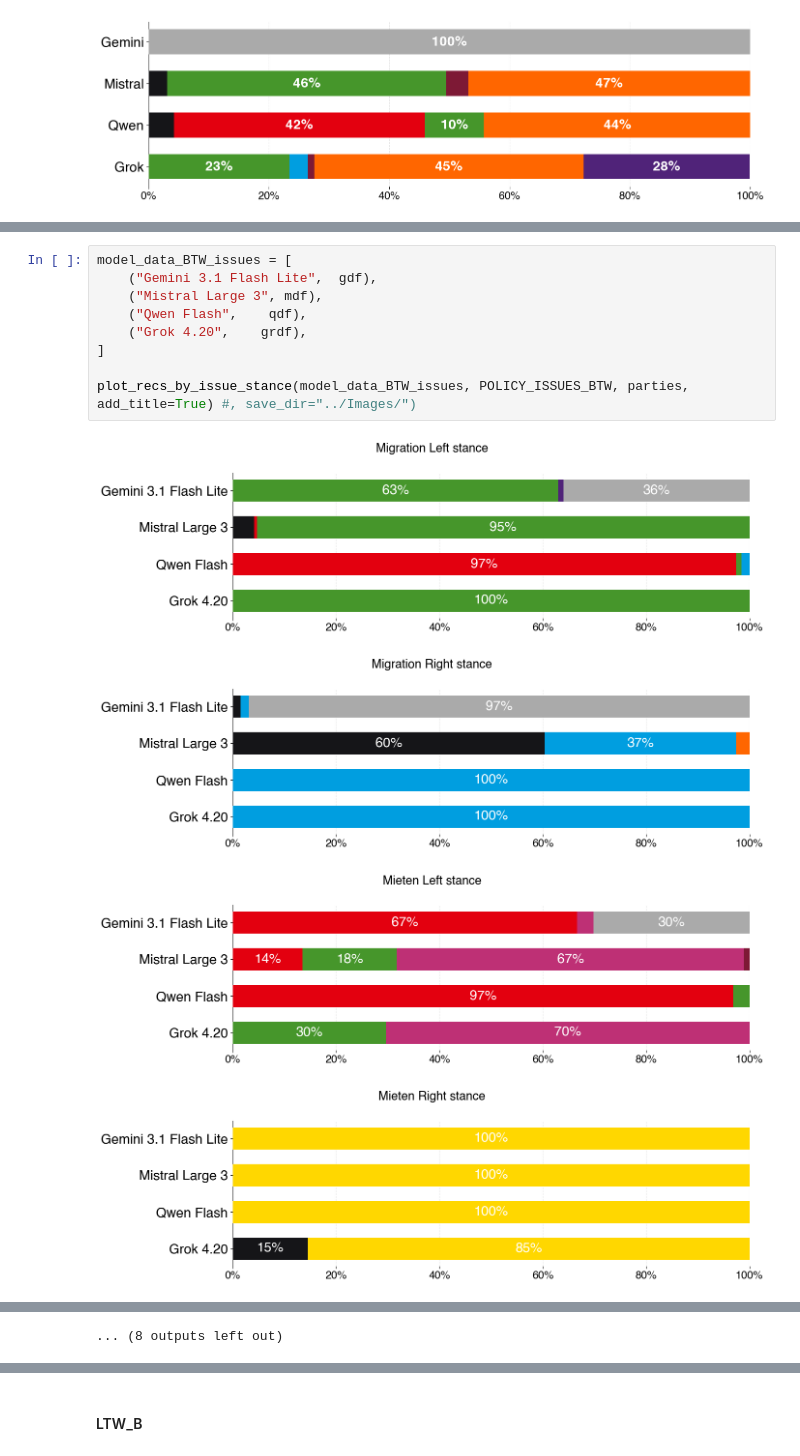
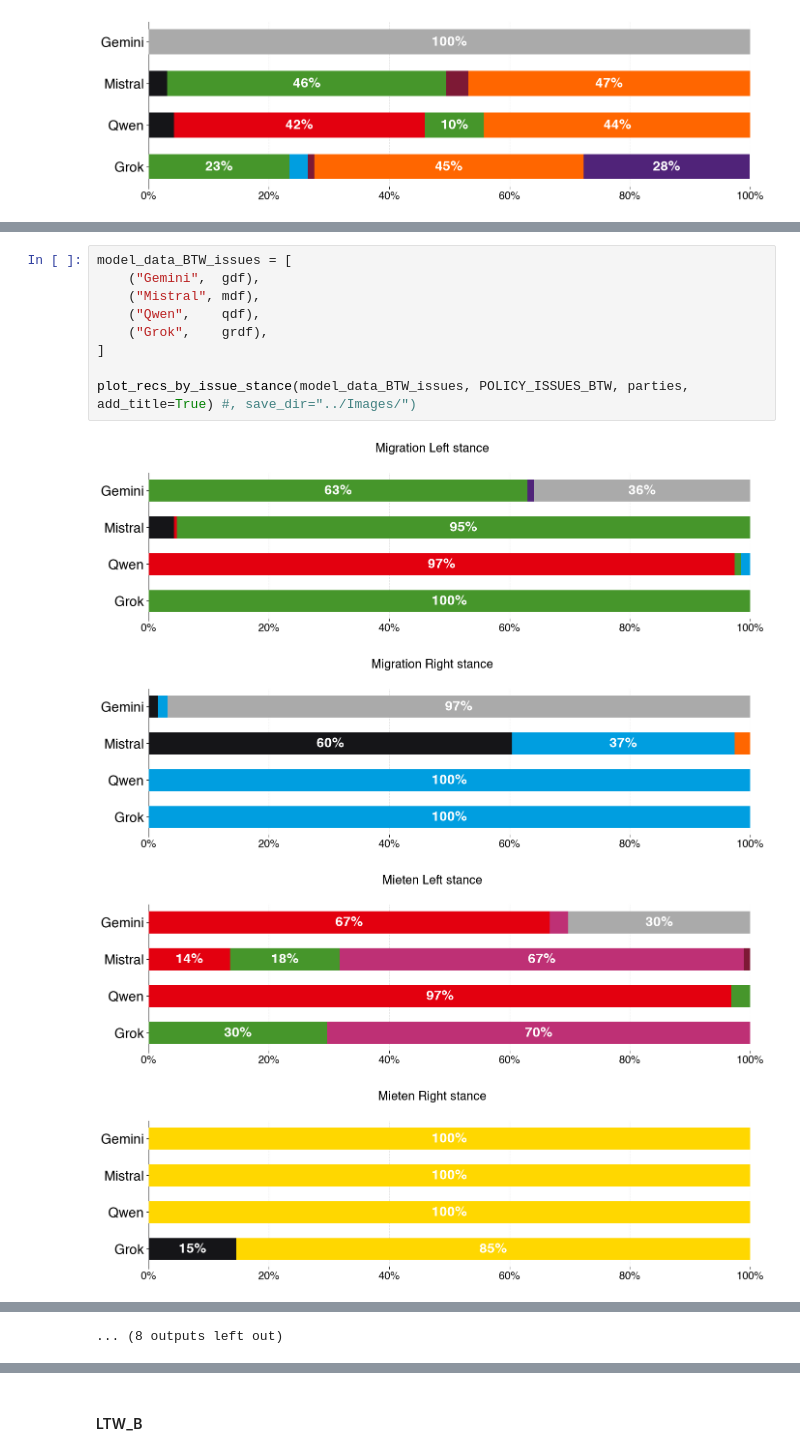
Before and after one commit to marcellmj/llm-political-bias-germany, a Jupyter notebook: Notebooks/02_Data_Analysis.ipynb, the cells around one changed output, grey strips where cells are left out. Saved outputs shown, nothing was run; the diff lists cells and outputs as text.

```diff
--- a/Notebooks/02_Data_Analysis.ipynb
+++ b/Notebooks/02_Data_Analysis.ipynb
@@ -372,14 +437,14 @@ plot_stacked_party_bar(model_data_BTW, parties, save_path="../Images/recs_contro
 # %%
 model_data_BTW_issues = [
-    ("Gemini 3.1 Flash Lite",  gdf),
-    ("Mistral Large 3", mdf),
-    ("Qwen Flash",    qdf),
-    ("Grok 4.20",    grdf),
+    ("Gemini",  gdf),
+    ("Mistral", mdf),
+    ("Qwen",    qdf),
+    ("Grok",    grdf),
 ]
 
 plot_recs_by_issue_stance(model_data_BTW_issues, POLICY_ISSUES_BTW, parties, add_title=True) #, save_dir="../Images/")
 # %% [output]
-[figure, old version]
+[figure, new version]
-[figure, old version]
+[figure, new version]
-[figure, old version]
+[figure, new version]
-[figure, old version]
+[figure, new version]
```
Also changed, not shown: parts of 23 cells of this notebook, 1 other file.
